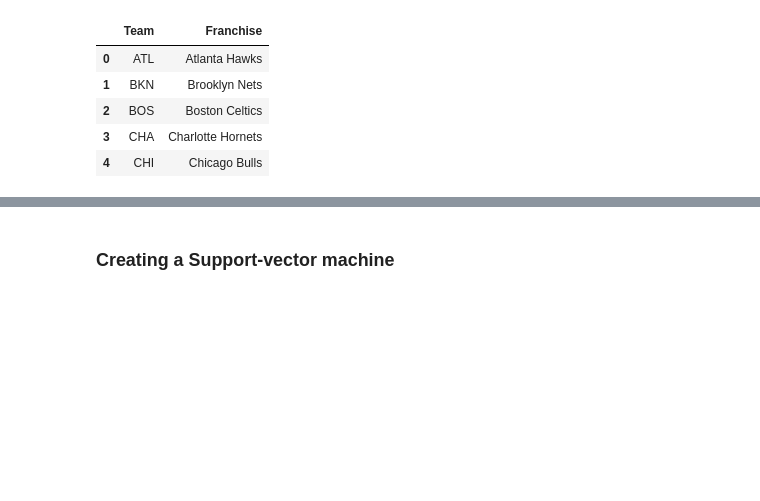
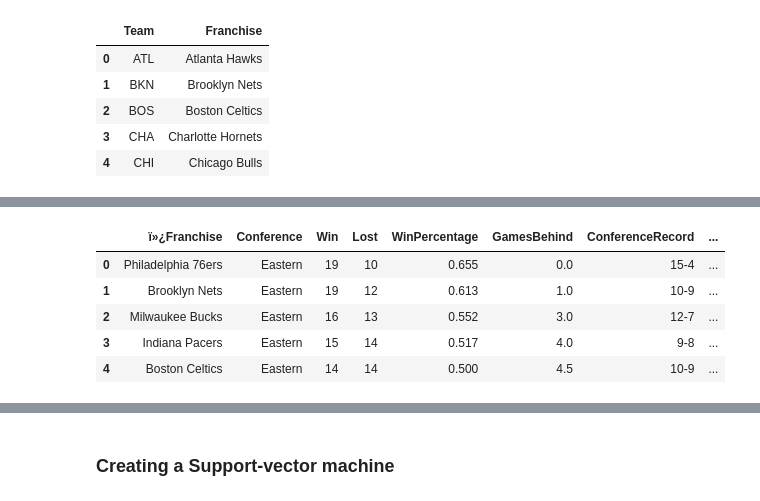
Before and after one commit to JmSambajon/group5-project, a Jupyter notebook: Simple Model for Segment 1.ipynb, the cells around one changed output, grey strips where cells are left out. Cells and saved outputs as stored; diff of their text form; code cells hidden in the pictures; blank space fills up the shorter version.

```diff
--- a/Simple Model for Segment 1.ipynb
+++ b/Simple Model for Segment 1.ipynb
@@ -158,0 +175,11 @@ df.to_sql("Team_abbreviations", con = conn, index=False, if_exists="replace")
+# %%
+# Read in dataframe
+df = pd.read_csv("nba_season_stats.csv", encoding='ISO-8859-1')
+df.head()
+# %% [output]
+|  | ï»¿Franchise | Conference | Win | Lost | WinPercentage | GamesBehind | ConferenceRecord | ... |
+| 0 | Philadelphia 76ers | Eastern | 19 | 10 | 0.655 | 0.0 | 15-4 | ... |
+| 1 | Brooklyn Nets | Eastern | 19 | 12 | 0.613 | 1.0 | 10-9 | ... |
+| 2 | Milwaukee Bucks | Eastern | 16 | 13 | 0.552 | 3.0 | 12-7 | ... |
+| 3 | Indiana Pacers | Eastern | 15 | 14 | 0.517 | 4.0 | 9-8 | ... |
+| 4 | Boston Celtics | Eastern | 14 | 14 | 0.500 | 4.5 | 10-9 | ... |
```
Also changed, not shown: parts of 3 cells of this notebook.
